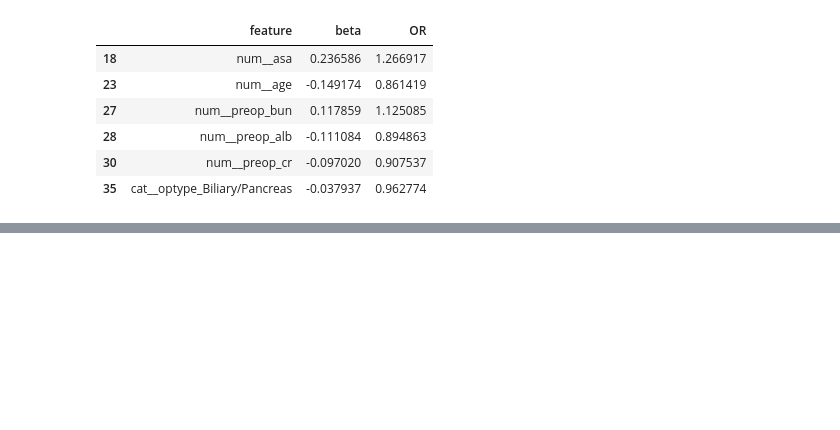
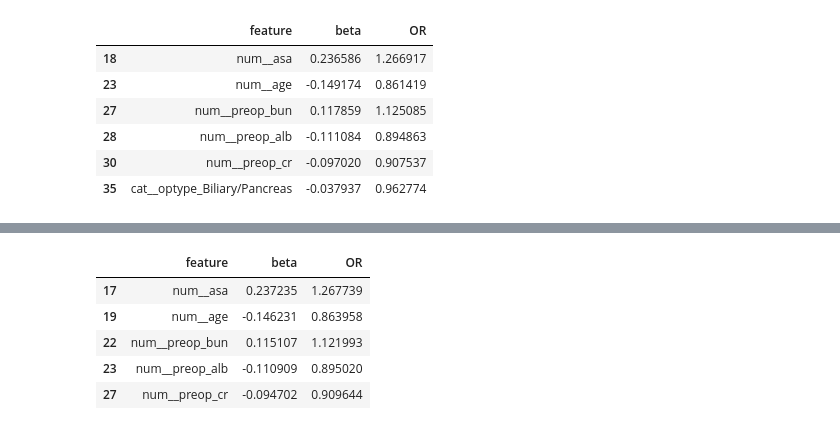
Before and after one commit to zhendai123/postop-aki-vitaldb, a Jupyter notebook: 01_vitaldb_explore.ipynb, the cells around one changed output, grey strips where cells are left out. Saved outputs shown, nothing was run; the diff lists cells and outputs as text; code cells hidden in the pictures; blank space fills up the shorter version.

```diff
--- a/01_vitaldb_explore.ipynb
+++ b/01_vitaldb_explore.ipynb
@@ -769,0 +817,9 @@ coef_tbl[coef_tbl['feature'].str.contains('cr|age|alb|bun|asa', regex=True)]
+# %%
+coef_tbl2[coef_tbl2['feature'].str.contains('age|preop_cr|alb|bun|asa', regex=True)]
+# %% [output]
+|  | feature | beta | OR |
+| 17 | num__asa | 0.237235 | 1.267739 |
+| 19 | num__age | -0.146231 | 0.863958 |
+| 22 | num__preop_bun | 0.115107 | 1.121993 |
+| 23 | num__preop_alb | -0.110909 | 0.895020 |
+| 27 | num__preop_cr | -0.094702 | 0.909644 |
```
Also changed, not shown: parts of 5 cells of this notebook.
